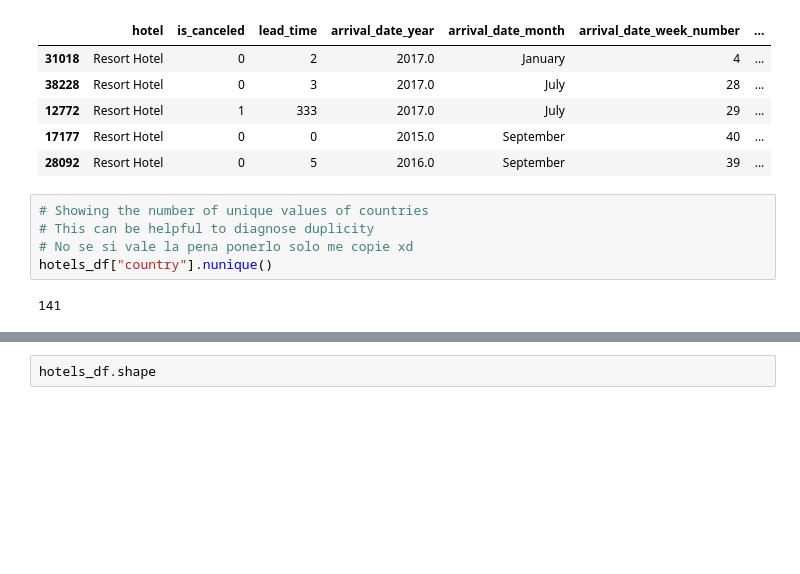
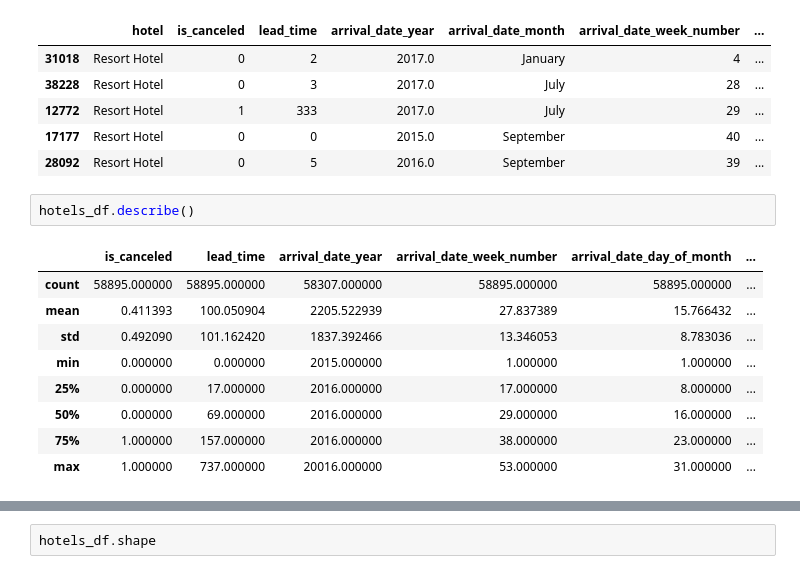
Before and after one commit to David-Fuq/Uniandes-Ciencia-Datos-Taller1, a Jupyter notebook: EDA.ipynb, the cells around one changed output, grey strips where cells are left out. Saved outputs shown, nothing was run; the diff lists cells and outputs as text; blank space fills up the shorter version.

```diff
--- a/EDA.ipynb
+++ b/EDA.ipynb
@@ -95,10 +97,15 @@ hotels_df.sample(5) # Showing a sample of n rows
 | 12772 | Resort Hotel | 1 | 333 | 2017.0 | July | 29 | ... |
 | 17177 | Resort Hotel | 0 | 0 | 2015.0 | September | 40 | ... |
 | 28092 | Resort Hotel | 0 | 5 | 2016.0 | September | 39 | ... |
-# %%
-# Showing the number of unique values of countries
-# This can be helpful to diagnose duplicity
-# No se si vale la pena ponerlo solo me copie xd
-hotels_df["country"].nunique()
-# %% [output]
-141
+# %%
+hotels_df.describe()
+# %% [output]
+|  | is_canceled | lead_time | arrival_date_year | arrival_date_week_number | arrival_date_day_of_month | ... |
+| count | 58895.000000 | 58895.000000 | 58307.000000 | 58895.000000 | 58895.000000 | ... |
+| mean | 0.411393 | 100.050904 | 2205.522939 | 27.837389 | 15.766432 | ... |
+| std | 0.492090 | 101.162420 | 1837.392466 | 13.346053 | 8.783036 | ... |
+| min | 0.000000 | 0.000000 | 2015.000000 | 1.000000 | 1.000000 | ... |
+| 25% | 0.000000 | 17.000000 | 2016.000000 | 17.000000 | 8.000000 | ... |
+| 50% | 0.000000 | 69.000000 | 2016.000000 | 29.000000 | 16.000000 | ... |
+| 75% | 1.000000 | 157.000000 | 2016.000000 | 38.000000 | 23.000000 | ... |
+| max | 1.000000 | 737.000000 | 20016.000000 | 53.000000 | 31.000000 | ... |
```
Also changed, not shown: parts of 9 cells of this notebook.
